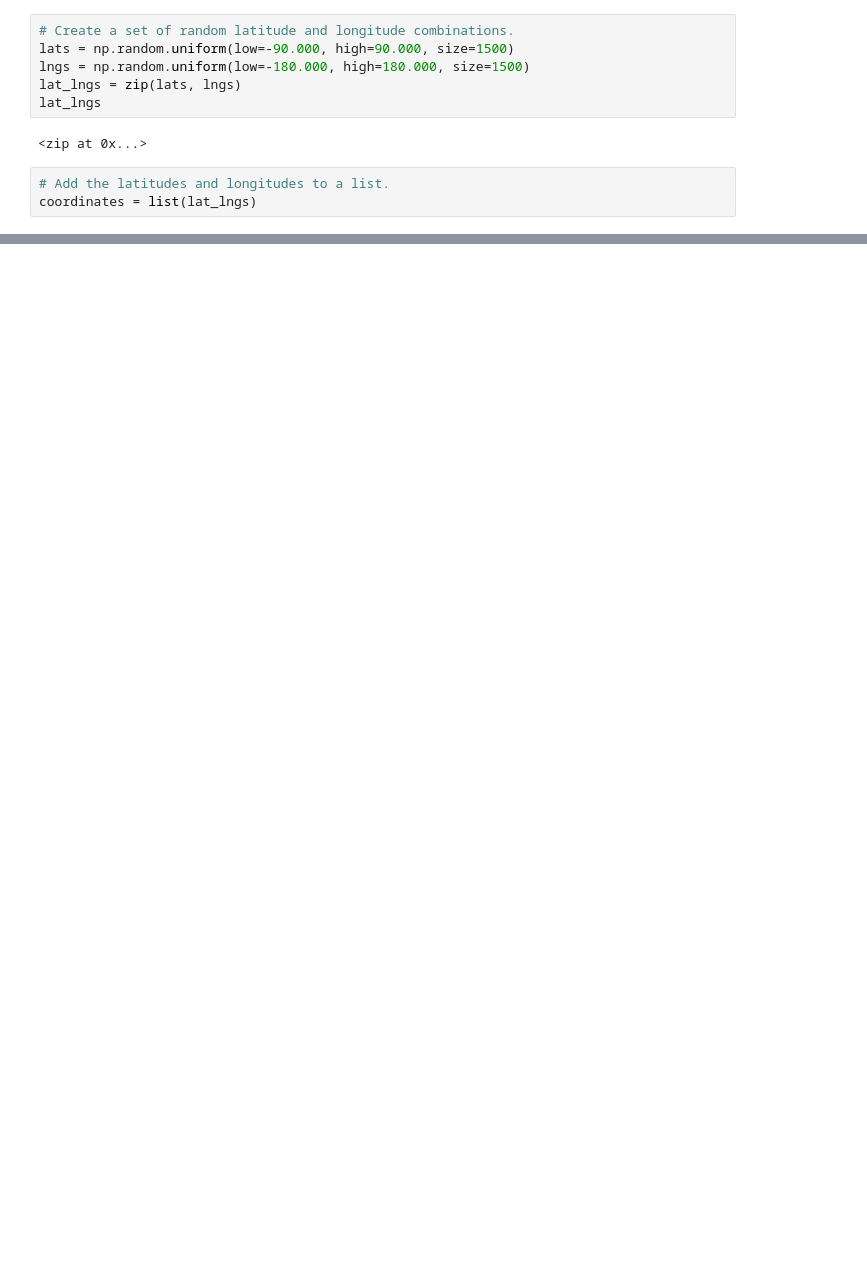
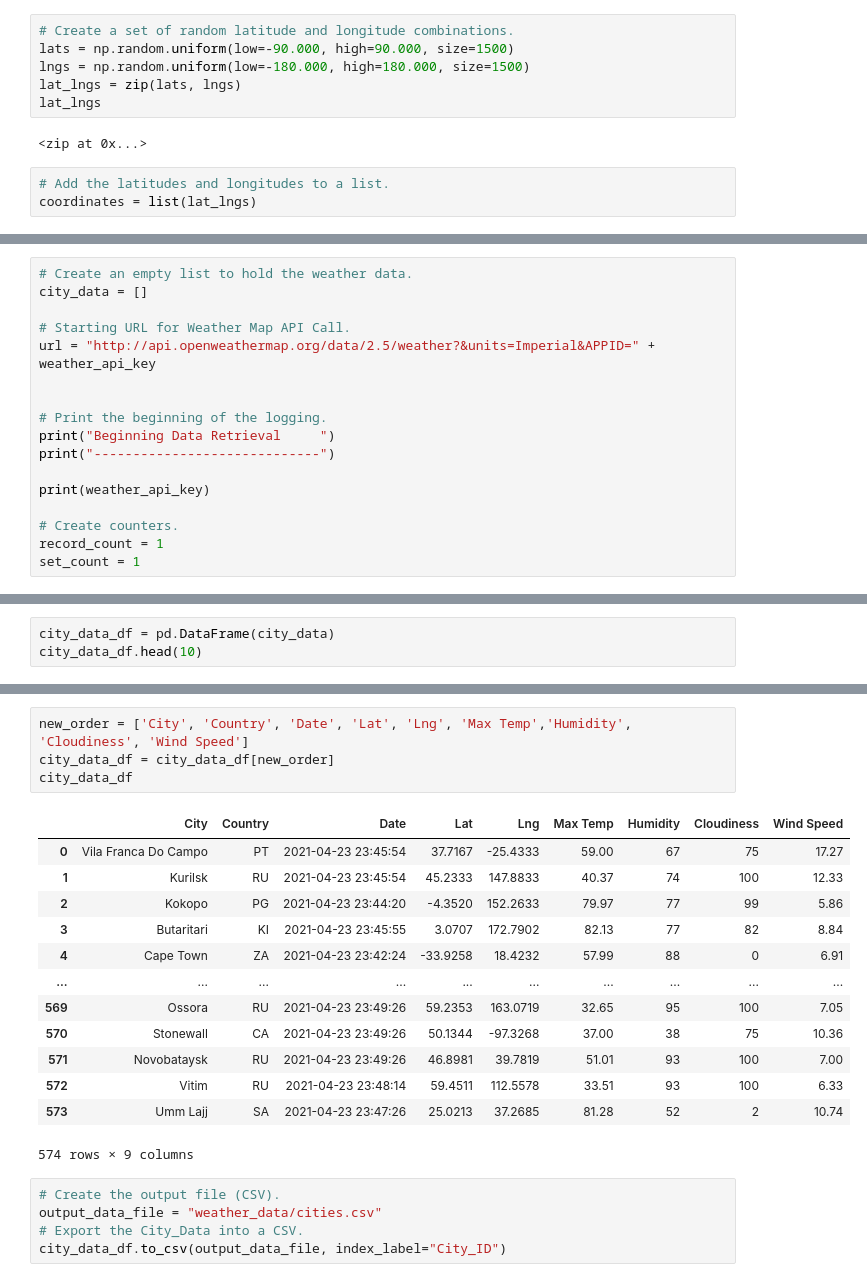
Before and after one commit to asitkumar26/World_Weather_Analysis, a Jupyter notebook: WeatherPy.ipynb, the cells around one changed output, grey strips where cells are left out. Cells and saved outputs as stored; diff of their text form; blank space fills up the shorter version.

```diff
--- a/WeatherPy.ipynb
+++ b/WeatherPy.ipynb
@@ -54,0 +61,17 @@ len(cities)
+# %%
+# Create an empty list to hold the weather data.
+city_data = []
+
+# Starting URL for Weather Map API Call.
+url = "http://api.openweathermap.org/data/2.5/weather?&units=Imperial&APPID=" + weather_api_key
+
+
+# Print the beginning of the logging.
+print("Beginning Data Retrieval     ")
+print("-----------------------------")
+
+print(weather_api_key)
+
+# Create counters.
+record_count = 1
+set_count = 1
@@ -54,0 +156,3 @@ len(cities)
+# %%
+city_data_df = pd.DataFrame(city_data)
+city_data_df.head(10)
@@ -54,0 +171,23 @@ len(cities)
+# %%
+new_order = ['City', 'Country', 'Date', 'Lat', 'Lng', 'Max Temp','Humidity', 'Cloudiness', 'Wind Speed']
+city_data_df = city_data_df[new_order]
+city_data_df
+# %% [output]
+|  | City | Country | Date | Lat | Lng | Max Temp | Humidity | Cloudiness | Wind Speed |
+| 0 | Vila Franca Do Campo | PT | 2021-04-23 23:45:54 | 37.7167 | -25.4333 | 59.00 | 67 | 75 | 17.27 |
+| 1 | Kurilsk | RU | 2021-04-23 23:45:54 | 45.2333 | 147.8833 | 40.37 | 74 | 100 | 12.33 |
+| 2 | Kokopo | PG | 2021-04-23 23:44:20 | -4.3520 | 152.2633 | 79.97 | 77 | 99 | 5.86 |
+| 3 | Butaritari | KI | 2021-04-23 23:45:55 | 3.0707 | 172.7902 | 82.13 | 77 | 82 | 8.84 |
+| 4 | Cape Town | ZA | 2021-04-23 23:42:24 | -33.9258 | 18.4232 | 57.99 | 88 | 0 | 6.91 |
+| ... | ... | ... | ... | ... | ... | ... | ... | ... | ... |
+| 569 | Ossora | RU | 2021-04-23 23:49:26 | 59.2353 | 163.0719 | 32.65 | 95 | 100 | 7.05 |
+| 570 | Stonewall | CA | 2021-04-23 23:49:26 | 50.1344 | -97.3268 | 37.00 | 38 | 75 | 10.36 |
+| 571 | Novobataysk | RU | 2021-04-23 23:49:26 | 46.8981 | 39.7819 | 51.01 | 93 | 100 | 7.00 |
+| 572 | Vitim | RU | 2021-04-23 23:48:14 | 59.4511 | 112.5578 | 33.51 | 93 | 100 | 6.33 |
+| 573 | Umm Lajj | SA | 2021-04-23 23:47:26 | 25.0213 | 37.2685 | 81.28 | 52 | 2 | 10.74 |
+574 rows × 9 columns
+# %%
+# Create the output file (CSV).
+output_data_file = "weather_data/cities.csv"
+# Export the City_Data into a CSV.
+city_data_df.to_csv(output_data_file, index_label="City_ID")
```
Also changed, not shown: parts of 7 cells of this notebook, 3 other files.
